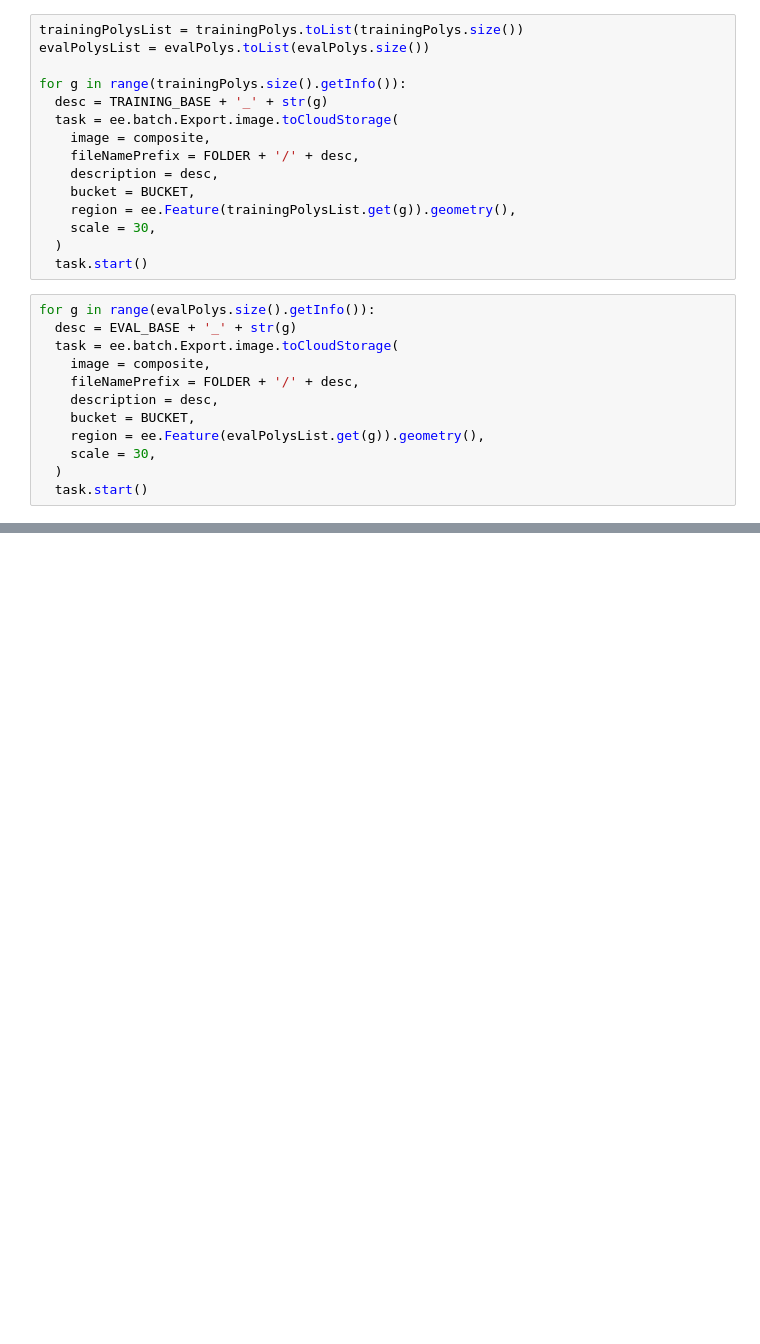
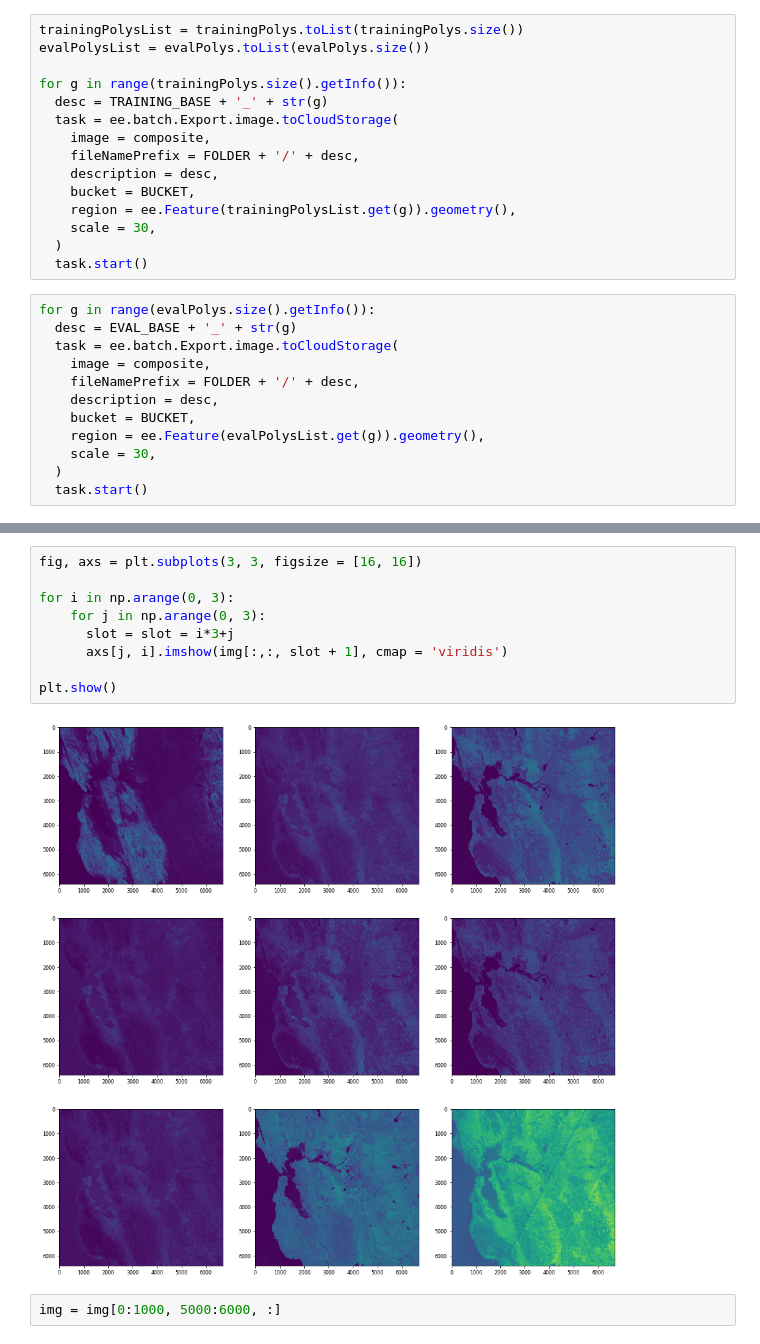
Before and after one commit to asrenninger/sensing, a Jupyter notebook: python/gee.ipynb, the cells around one changed output, grey strips where cells are left out. Cells and saved outputs as stored; diff of their text form; blank space fills up the shorter version.

```diff
--- a/python/gee.ipynb
+++ b/python/gee.ipynb
@@ -182,0 +218,13 @@ for g in range(evalPolys.size().getInfo()):
+# %%
+fig, axs = plt.subplots(3, 3, figsize = [16, 16])
+
+for i in np.arange(0, 3):
+    for j in np.arange(0, 3):
+      slot = slot = i*3+j
+      axs[j, i].imshow(img[:,:, slot + 1], cmap = 'viridis')
+
+plt.show()
+# %% [output]
+[figure, added]
+# %%
+img = img[0:1000, 5000:6000, :]
```
Also changed, not shown: parts of 23 cells of this notebook.
